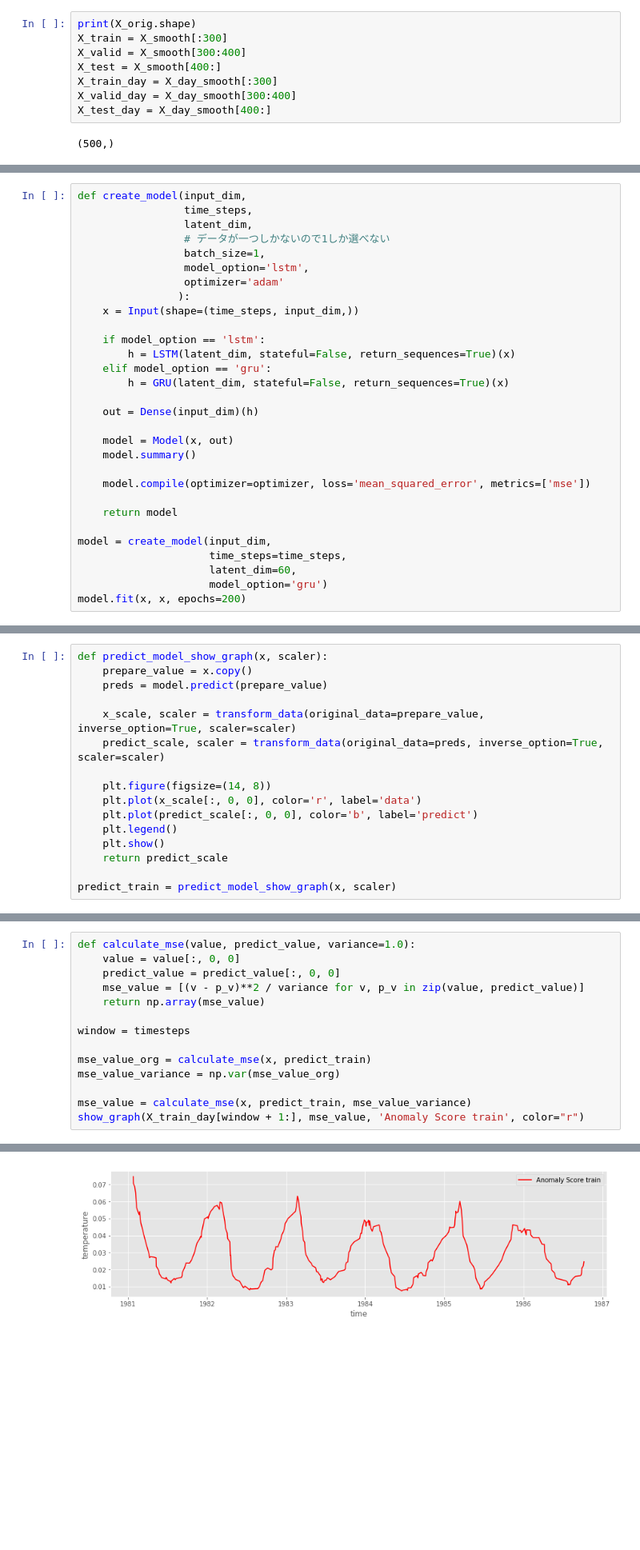
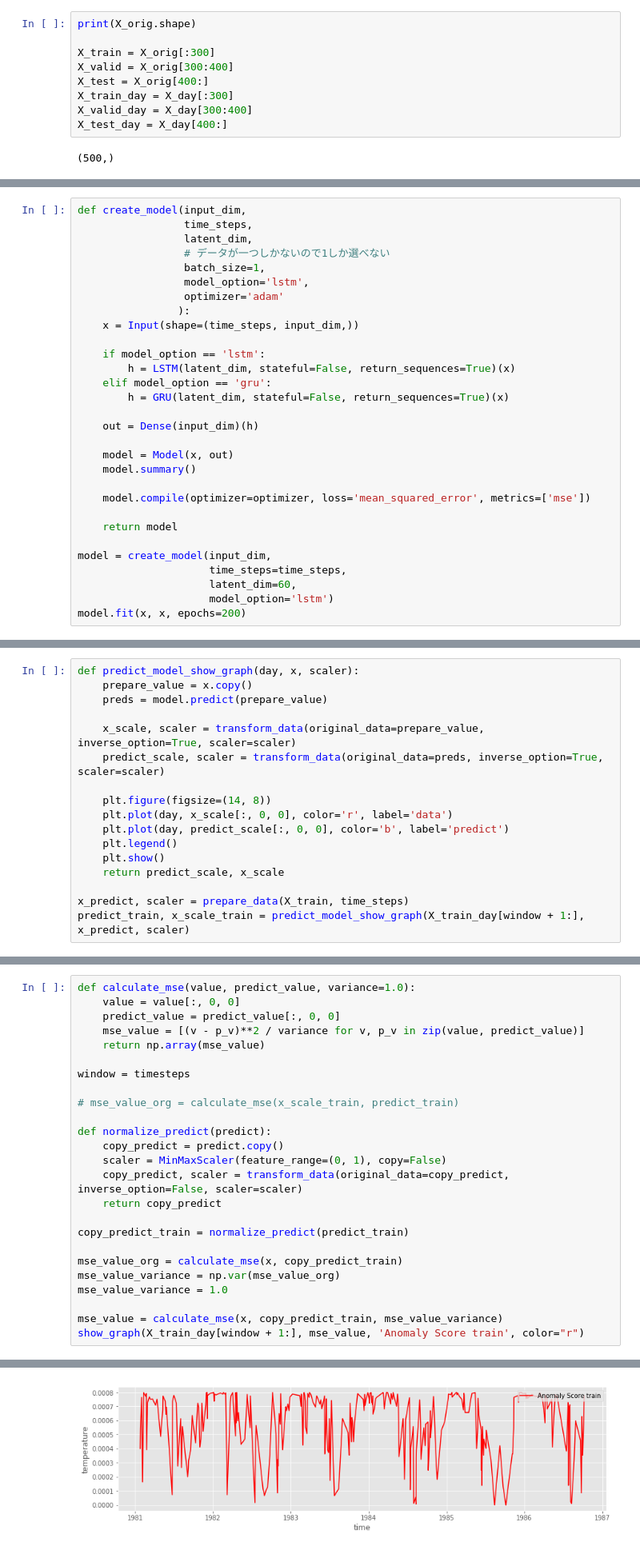
Before and after one commit to SnowMasaya/time_series_anomaly_detect_hands_on, a Jupyter notebook: advanced/time_series_anomaly_detect_keras.ipynb, the cells around one changed output, grey strips where cells are left out. Shown at 80% size. Saved outputs shown, nothing was run; the diff lists cells and outputs as text; blank space fills up the shorter version.

```diff
--- a/advanced/time_series_anomaly_detect_keras.ipynb
+++ b/advanced/time_series_anomaly_detect_keras.ipynb
@@ -82,12 +64,13 @@ show_graph(X_day_smooth, X_smooth, 'smooth')
 - テストデータ
 # %%
 print(X_orig.shape)
-X_train = X_smooth[:300]
-X_valid = X_smooth[300:400]
-X_test = X_smooth[400:]
-X_train_day = X_day_smooth[:300]
-X_valid_day = X_day_smooth[300:400]
-X_test_day = X_day_smooth[400:]
+
+X_train = X_orig[:300]
+X_valid = X_orig[300:400]
+X_test = X_orig[400:]
+X_train_day = X_day[:300]
+X_valid_day = X_day[300:400]
+X_test_day = X_day[400:]
 # %% [output]
 (500,)
 # %% [markdown]
@@ -200,7 +183,7 @@ def create_model(input_dim,
 model = create_model(input_dim,
                      time_steps=time_steps,
                      latent_dim=60,
-                     model_option='gru')
+                     model_option='lstm')
 model.fit(x, x, epochs=200)
 # %% [output]
 _________________________________________________________________
@@ -224,7 +207,7 @@ Epoch 200/200
 # %% [markdown]
 # モデルの学習と学習データの予測
 # %%
-def predict_model_show_graph(x, scaler):
+def predict_model_show_graph(day, x, scaler):
     prepare_value = x.copy()
     preds = model.predict(prepare_value)
 
@@ -232,11 +215,12 @@ def predict_model_show_graph(x, scaler):
     predict_scale, scaler = transform_data(original_data=preds, inverse_option=True, scaler=scaler)
 
     plt.figure(figsize=(14, 8))
-    plt.plot(x_scale[:, 0, 0], color='r', label='data')
-    plt.plot(predict_scale[:, 0, 0], color='b', label='predict')
+    plt.plot(day, x_scale[:, 0, 0], color='r', label='data')
+    plt.plot(day, predict_scale[:, 0, 0], color='b', label='predict')
     plt.legend()
     plt.show()
-    return predict_scale
+    return predict_scale, x_scale
 
-predict_train = predict_model_show_graph(x, scaler)
+x_predict, scaler = prepare_data(X_train, time_steps)
+predict_train, x_scale_train = predict_model_show_graph(X_train_day[window + 1:], x_predict, scaler)
 # %% [output]
@@ -329,9 +320,20 @@ def calculate_mse(value, predict_value, variance=1.0):
 
 window = timesteps
 
-mse_value_org = calculate_mse(x, predict_train)
+# mse_value_org = calculate_mse(x_scale_train, predict_train)
+
+def normalize_predict(predict):
+    copy_predict = predict.copy()
+    scaler = MinMaxScaler(feature_range=(0, 1), copy=False)
+    copy_predict, scaler = transform_data(original_data=copy_predict, inverse_option=False, scaler=scaler)
+    return copy_predict
+
+copy_predict_train = normalize_predict(predict_train)
+
+mse_value_org = calculate_mse(x, copy_predict_train)
 mse_value_variance = np.var(mse_value_org)
+mse_value_variance = 1.0
 
-mse_value = calculate_mse(x, predict_train, mse_value_variance)
+mse_value = calculate_mse(x, copy_predict_train, mse_value_variance)
 show_graph(X_train_day[window + 1:], mse_value, 'Anomaly Score train', color="r")
 # %% [output]
@@ -338,4 +344,4 @@ show_graph(X_train_day[window + 1:], mse_value, 'Anomaly Score train', color="r"
-[figure, old version]
+[figure, new version]
 # %% [markdown]
 # 検証データの異常度
 
```
Also changed, not shown: parts of 21 cells of this notebook.
